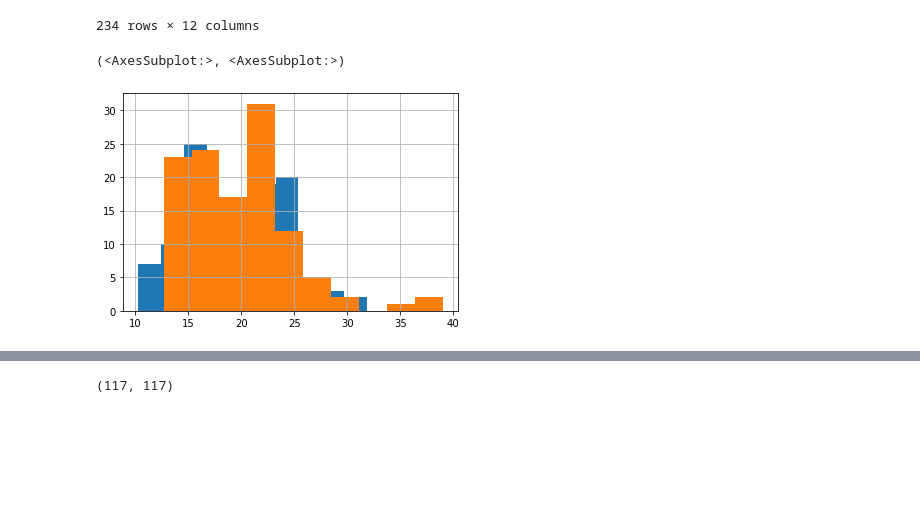
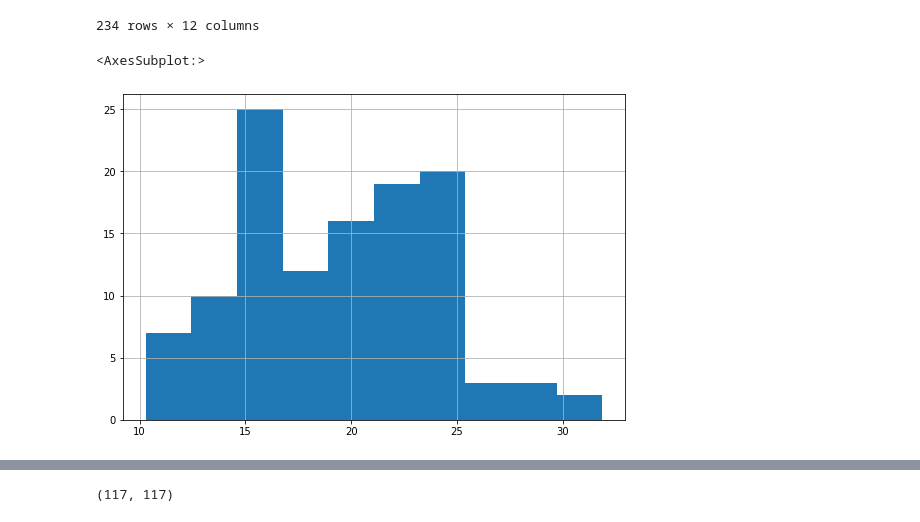
Before and after one commit to Yvette-Ibarra/statistics-exercises, a Jupyter notebook: hypothesis_testing.ipynb, the cells around one changed output, grey strips where cells are left out. Drawn from its saved outputs; the diff is of its cells as text; code cells hidden in the pictures; blank space fills up the shorter version.

```diff
--- a/hypothesis_testing.ipynb
+++ b/hypothesis_testing.ipynb
@@ -340,7 +352,9 @@ mpg
 fe_2008 = mpg[mpg.year == 2008].avg_fe
 fe_1999 = mpg[mpg.year == 1999].avg_fe
 # %%
-fe_2008.hist(),fe_1999.hist()
+# plot distribution for fe_2008
+plt.figure(figsize=(9,6))
+fe_2008.hist()
 # %% [output]
-(<AxesSubplot:>, <AxesSubplot:>)
+<AxesSubplot:>
-[figure, old version]
+[figure, new version]
```
Also changed, not shown: parts of 83 cells of this notebook.
